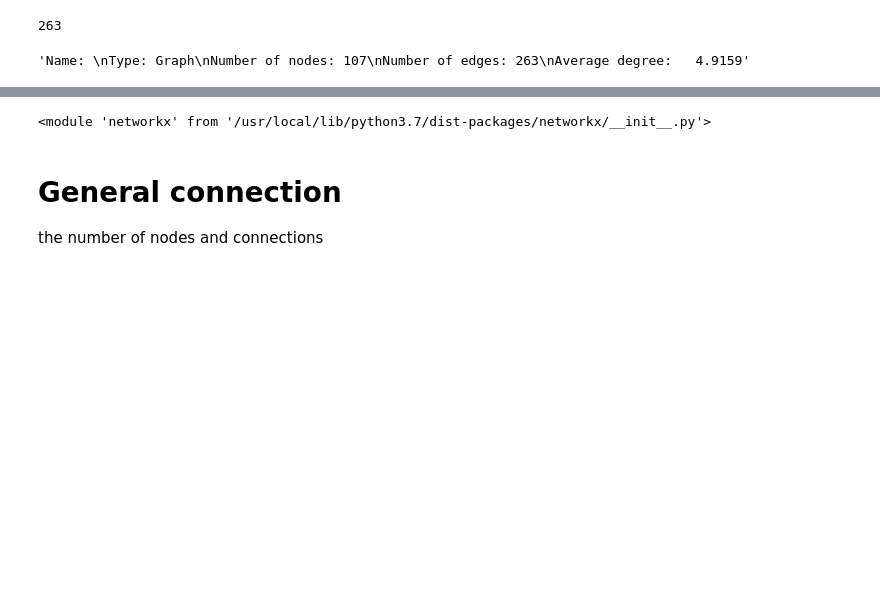
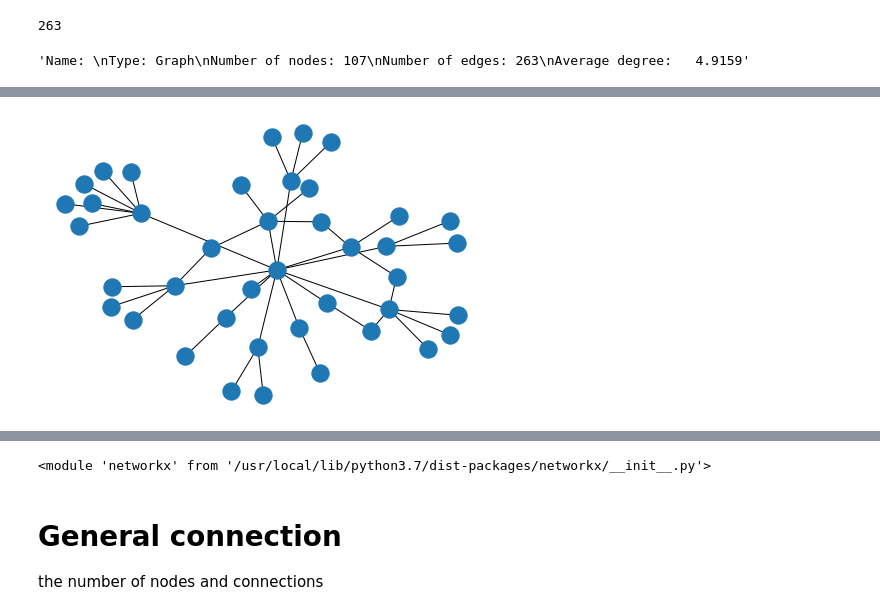
Before and after one commit to anturex2016/data_analytics2021, a Jupyter notebook: working_with_networkx.ipynb, the cells around one changed output, grey strips where cells are left out. Drawn from its saved outputs; the diff is of its cells as text; code cells hidden in the pictures; blank space fills up the shorter version.

```diff
--- a/working_with_networkx.ipynb
+++ b/working_with_networkx.ipynb
@@ -49,3 +55,7 @@ nx.draw(co_graph)
+# %%
+nx.draw(co_graph2)
+# %% [output]
+[figure, added]
 # %%
 nx.draw(co_graph,with_labels=True)
 # %% [output]
```
Also changed, not shown: parts of 11 cells of this notebook.
